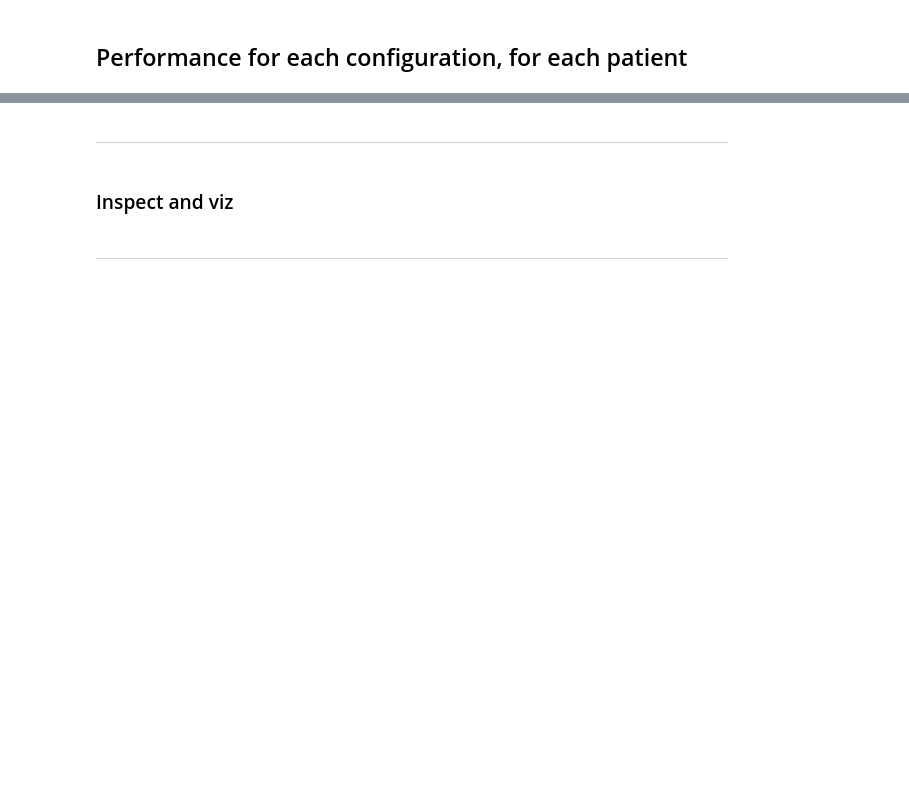
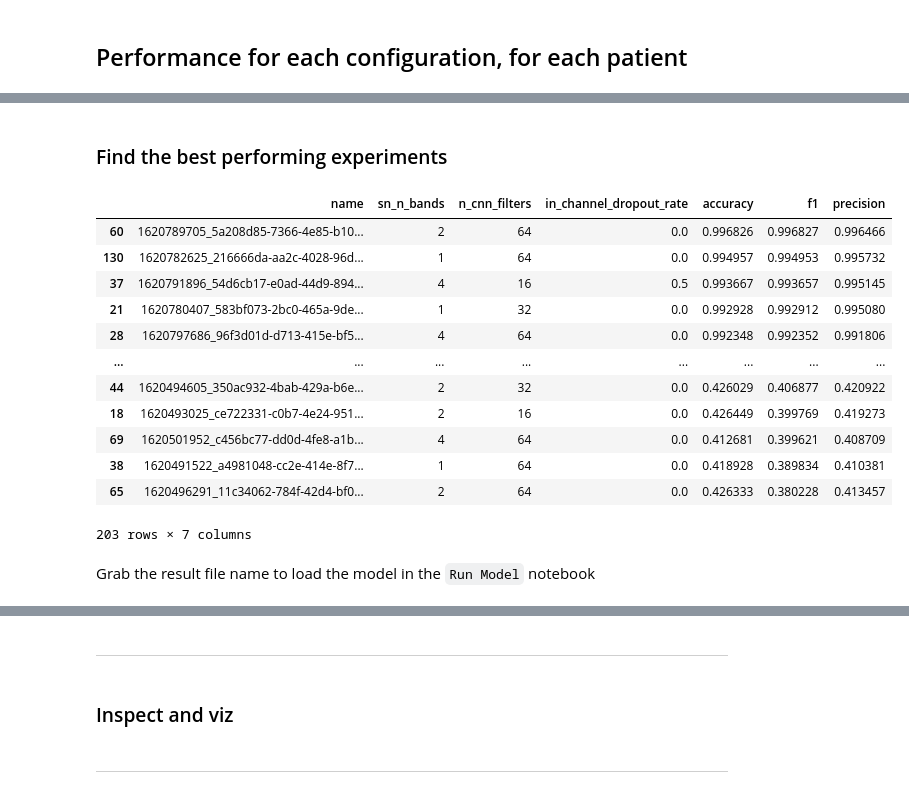
Before and after one commit to Morgan243/ECOGSpeech, a Jupyter notebook: notebooks/Results Parse.ipynb, the cells around one changed output, grey strips where cells are left out. Cells and saved outputs as stored; diff of their text form; code cells hidden in the pictures; blank space fills up the shorter version.

Commit message:
pick out a model name

```diff
--- a/notebooks/Results Parse.ipynb
+++ b/notebooks/Results Parse.ipynb
@@ -149,0 +147,20 @@ results_df.groupby(['test_patient'] + config_cols)[performance_cols].mean()
+# %% [markdown]
+### Find the best performing experiments
+# %%
+results_df.sort_values('f1', ascending=False)[['name'] + config_cols + performance_cols]
+# %% [output]
+|  | name | sn_n_bands | n_cnn_filters | in_channel_dropout_rate | accuracy | f1 | precision |
+| 60 | 1620789705_5a208d85-7366-4e85-b10... | 2 | 64 | 0.0 | 0.996826 | 0.996827 | 0.996466 |
+| 130 | 1620782625_216666da-aa2c-4028-96d... | 1 | 64 | 0.0 | 0.994957 | 0.994953 | 0.995732 |
+| 37 | 1620791896_54d6cb17-e0ad-44d9-894... | 4 | 16 | 0.5 | 0.993667 | 0.993657 | 0.995145 |
+| 21 | 1620780407_583bf073-2bc0-465a-9de... | 1 | 32 | 0.0 | 0.992928 | 0.992912 | 0.995080 |
+| 28 | 1620797686_96f3d01d-d713-415e-bf5... | 4 | 64 | 0.0 | 0.992348 | 0.992352 | 0.991806 |
+| ... | ... | ... | ... | ... | ... | ... | ... |
+| 44 | 1620494605_350ac932-4bab-429a-b6e... | 2 | 32 | 0.0 | 0.426029 | 0.406877 | 0.420922 |
+| 18 | 1620493025_ce722331-c0b7-4e24-951... | 2 | 16 | 0.0 | 0.426449 | 0.399769 | 0.419273 |
+| 69 | 1620501952_c456bc77-dd0d-4fe8-a1b... | 4 | 64 | 0.0 | 0.412681 | 0.399621 | 0.408709 |
+| 38 | 1620491522_a4981048-cc2e-414e-8f7... | 1 | 64 | 0.0 | 0.418928 | 0.389834 | 0.410381 |
+| 65 | 1620496291_11c34062-784f-42d4-bf0... | 2 | 64 | 0.0 | 0.426333 | 0.380228 | 0.413457 |
+203 rows × 7 columns
+# %% [markdown]
+Grab the result file name to load the model in the `Run Model` notebook
```
Also changed, not shown: parts of 7 cells of this notebook.
